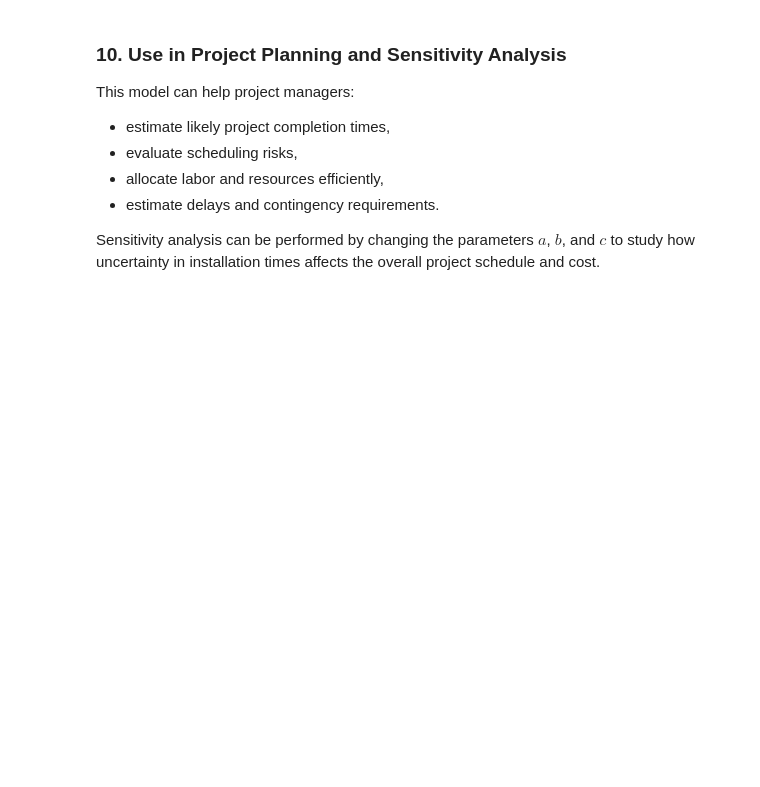
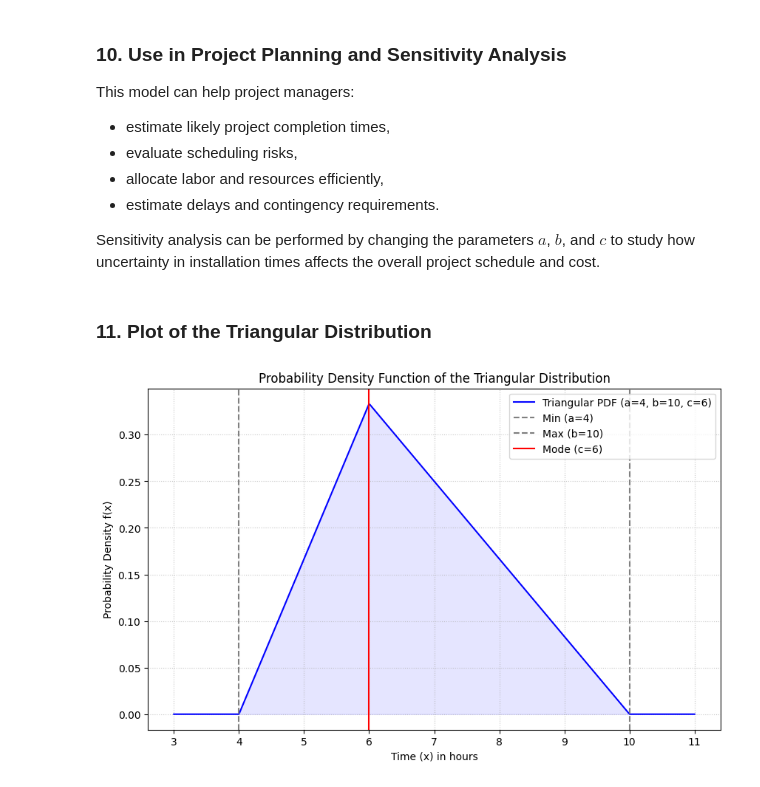
Before and after one commit to mr-zero-000/Statistical-Learning-e23034, a Jupyter notebook: Assignment 2/Question_05.ipynb, the cells around one changed output. Cells and saved outputs as stored; diff of their text form; code cells hidden in the pictures; blank space fills up the shorter version.

```diff
--- a/Assignment 2/Question_05.ipynb
+++ b/Assignment 2/Question_05.ipynb
@@ -294,3 +294,34 @@ This model can help project managers:
 *   estimate delays and contingency requirements.
 
 Sensitivity analysis can be performed by changing the parameters $a$, $b$, and $c$ to study how uncertainty in installation times affects the overall project schedule and cost.
+# %% [markdown]
+### 11. Plot of the Triangular Distribution
+# %%
+import matplotlib.pyplot as plt
+import numpy as np
+
+# Generate x values for the plot
+x_vals = np.linspace(a - 1, b + 1, 500) # Extend a bit beyond [a, b] to show zero probability
+
+# Calculate y values (PDF) using the defined function
+y_vals = [f_X_numeric(val, a, b, c) for val in x_vals]
+
+# Create the plot
+plt.figure(figsize=(10, 6))
+plt.plot(x_vals, y_vals, label=f'Triangular PDF (a={a}, b={b}, c={c})', color='blue')
+
+# Highlight the parameters on the x-axis
+plt.axvline(a, color='gray', linestyle='--', label=f'Min (a={a})')
+plt.axvline(b, color='gray', linestyle='--', label=f'Max (b={b})')
+plt.axvline(c, color='red', linestyle='-', label=f'Mode (c={c})')
+
+# Add labels and title
+plt.title('Probability Density Function of the Triangular Distribution')
+plt.xlabel('Time (x) in hours')
+plt.ylabel('Probability Density f(x)')
+plt.grid(True, linestyle=':', alpha=0.7)
+plt.legend()
+plt.fill_between(x_vals, 0, y_vals, alpha=0.1, color='blue') # Shade the area under the curve
+plt.show()
+# %% [output]
+[figure, added]
```
